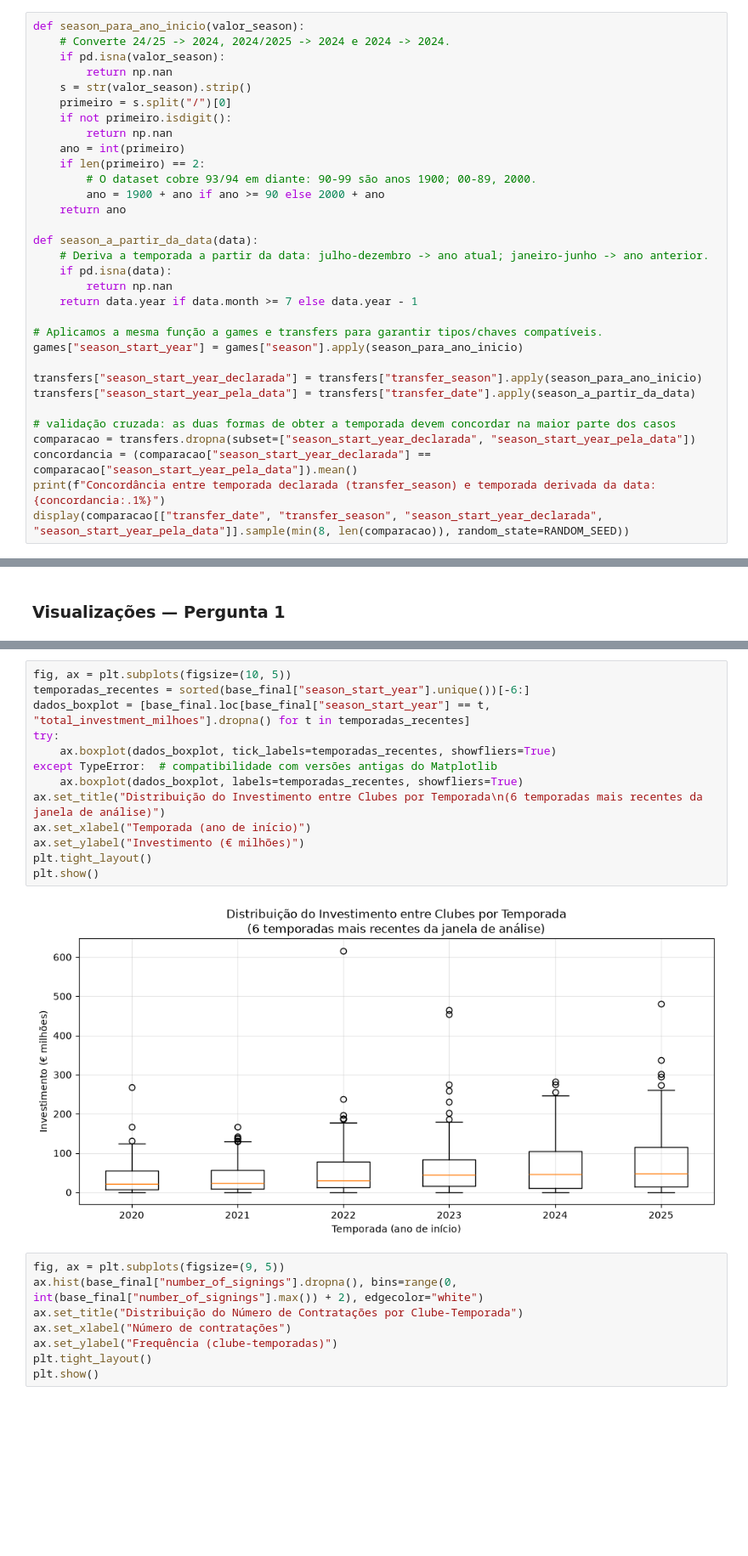
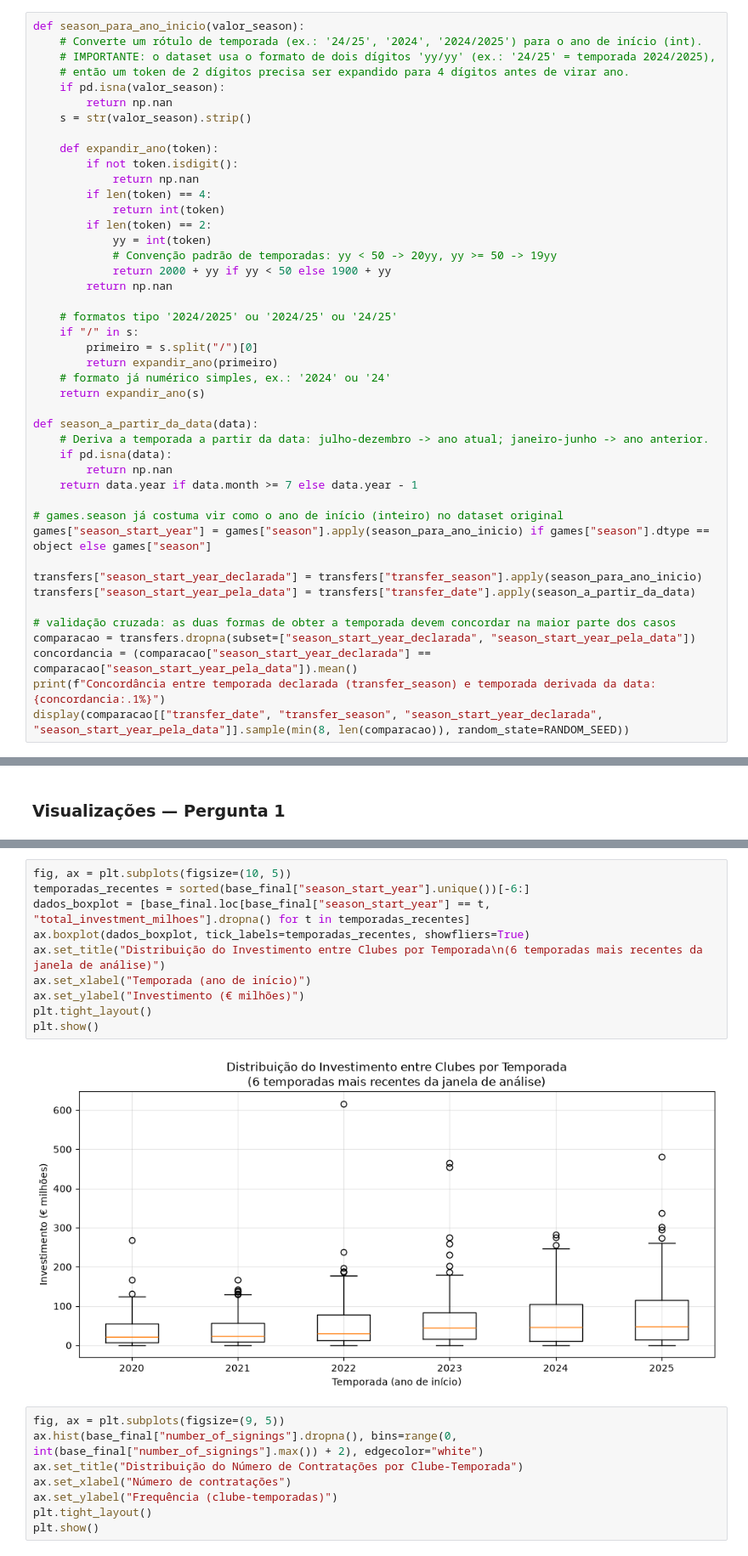
Before and after one commit to Amfgs/projeto-estatistica, a Jupyter notebook: Transferencias_futebol.ipynb, the cells around one changed output, grey strips where cells are left out. Shown at 85% size. Saved outputs shown, nothing was run; the diff lists cells and outputs as text; blank space fills up the shorter version.

```diff
--- a/Transferencias_futebol.ipynb
+++ b/Transferencias_futebol.ipynb
@@ -618,18 +607,30 @@ Length: 10, dtype: str
 Exemplos de games.season: [2009 2005 2011 2012 2013 2014 2015 2016 2017 2018]
 # %%
 def season_para_ano_inicio(valor_season):
-    # Converte 24/25 -> 2024, 2024/2025 -> 2024 e 2024 -> 2024.
+    # Converte um rótulo de temporada (ex.: '24/25', '2024', '2024/2025') para o ano de início (int).
+    # IMPORTANTE: o dataset usa o formato de dois dígitos 'yy/yy' (ex.: '24/25' = temporada 2024/2025),
+    # então um token de 2 dígitos precisa ser expandido para 4 dígitos antes de virar ano.
     if pd.isna(valor_season):
         return np.nan
     s = str(valor_season).strip()
-    primeiro = s.split("/")[0]
-    if not primeiro.isdigit():
+
+    def expandir_ano(token):
+        if not token.isdigit():
+            return np.nan
+        if len(token) == 4:
+            return int(token)
+        if len(token) == 2:
+            yy = int(token)
+            # Convenção padrão de temporadas: yy < 50 -> 20yy, yy >= 50 -> 19yy
+            return 2000 + yy if yy < 50 else 1900 + yy
         return np.nan
-    ano = int(primeiro)
-    if len(primeiro) == 2:
-        # O dataset cobre 93/94 em diante: 90-99 são anos 1900; 00-89, 2000.
-        ano = 1900 + ano if ano >= 90 else 2000 + ano
-    return ano
+
+    # formatos tipo '2024/2025' ou '2024/25' ou '24/25'
+    if "/" in s:
+        primeiro = s.split("/")[0]
+        return expandir_ano(primeiro)
+    # formato já numérico simples, ex.: '2024' ou '24'
+    return expandir_ano(s)
 
 def season_a_partir_da_data(data):
     # Deriva a temporada a partir da data: julho-dezembro -> ano atual; janeiro-junho -> ano anterior.
@@ -637,8 +638,8 @@ def season_a_partir_da_data(data):
         return np.nan
     return data.year if data.month >= 7 else data.year - 1
 
-# Aplicamos a mesma função a games e transfers para garantir tipos/chaves compatíveis.
-games["season_start_year"] = games["season"].apply(season_para_ano_inicio)
+# games.season já costuma vir como o ano de início (inteiro) no dataset original
+games["season_start_year"] = games["season"].apply(season_para_ano_inicio) if games["season"].dtype == object else games["season"]
 
 transfers["season_start_year_declarada"] = transfers["transfer_season"].apply(season_para_ano_inicio)
 transfers["season_start_year_pela_data"] = transfers["transfer_date"].apply(season_a_partir_da_data)
@@ -1143,18 +1140,15 @@ plt.show()
 # %%
 fig, ax = plt.subplots(figsize=(10, 5))
 temporadas_recentes = sorted(base_final["season_start_year"].unique())[-6:]
 dados_boxplot = [base_final.loc[base_final["season_start_year"] == t, "total_investment_milhoes"].dropna() for t in temporadas_recentes]
-try:
-    ax.boxplot(dados_boxplot, tick_labels=temporadas_recentes, showfliers=True)
-except TypeError:  # compatibilidade com versões antigas do Matplotlib
-    ax.boxplot(dados_boxplot, labels=temporadas_recentes, showfliers=True)
+ax.boxplot(dados_boxplot, tick_labels=temporadas_recentes, showfliers=True)
 ax.set_title("Distribuição do Investimento entre Clubes por Temporada\n(6 temporadas mais recentes da janela de análise)")
 ax.set_xlabel("Temporada (ano de início)")
 ax.set_ylabel("Investimento (€ milhões)")
 plt.tight_layout()
 plt.show()
 # %% [output]
-[figure, old version]
+[figure, new version]
 # %%
 fig, ax = plt.subplots(figsize=(9, 5))
 ax.hist(base_final["number_of_signings"].dropna(), bins=range(0, int(base_final["number_of_signings"].max()) + 2), edgecolor="white")
```
Also changed, not shown: parts of 13 cells of this notebook.
